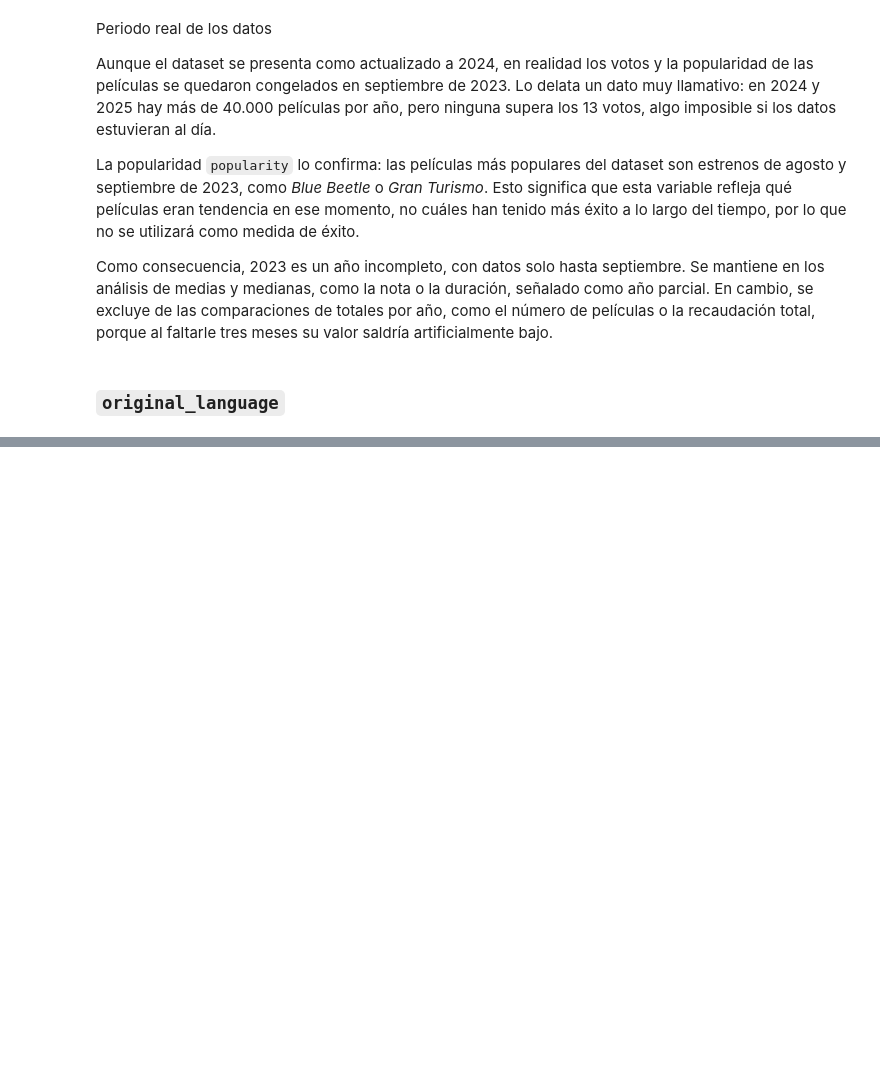
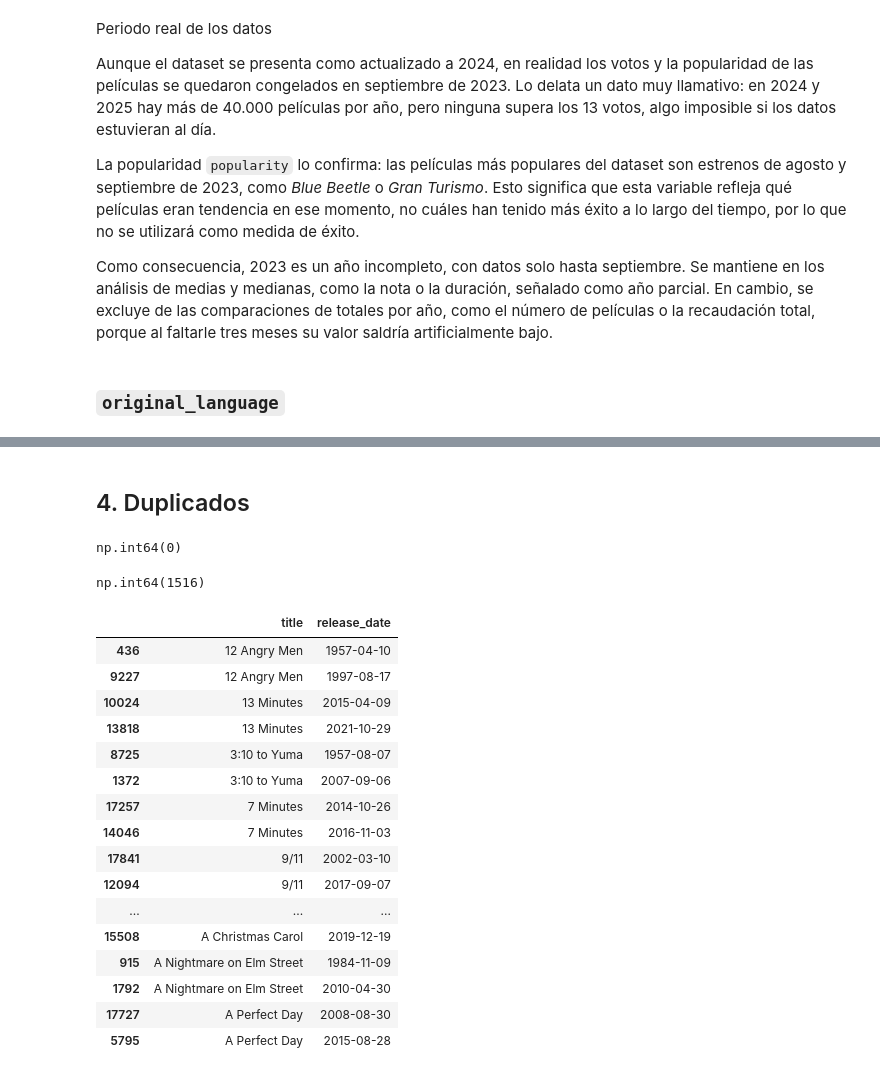
Before and after one commit to AdamTR93/MASTER_thePower_Data_Analytics, a Jupyter notebook: 5.PROYECTO_FINAL/proyecto_EDA_cine/notebooks/analisis_preliminar.ipynb, the cells around one changed output, grey strips where cells are left out. Saved outputs shown, nothing was run; the diff lists cells and outputs as text; code cells hidden in the pictures; blank space fills up the shorter version.

```diff
--- a/5.PROYECTO_FINAL/proyecto_EDA_cine/notebooks/analisis_preliminar.ipynb
+++ b/5.PROYECTO_FINAL/proyecto_EDA_cine/notebooks/analisis_preliminar.ipynb
@@ -692,0 +930,30 @@ Como consecuencia, 2023 es un año incompleto, con datos solo hasta septiembre.
+# %% [markdown]
+## 4. Duplicados
+# %%
+df_clean.duplicated(subset=['title', 'release_date'],keep=False).sum()
+# %% [output]
+np.int64(0)
+# %%
+df_clean.duplicated(subset=['title'],keep=False).sum()
+# %% [output]
+np.int64(1516)
+# %%
+df_clean.loc[df_clean.duplicated(subset=['title'], keep=False), ['title', 'release_date']].sort_values(by=['title', 'release_date']).head(21)
+# %% [output]
+|  | title | release_date |
+| 436 | 12 Angry Men | 1957-04-10 |
+| 9227 | 12 Angry Men | 1997-08-17 |
+| 10024 | 13 Minutes | 2015-04-09 |
+| 13818 | 13 Minutes | 2021-10-29 |
+| 8725 | 3:10 to Yuma | 1957-08-07 |
+| 1372 | 3:10 to Yuma | 2007-09-06 |
+| 17257 | 7 Minutes | 2014-10-26 |
+| 14046 | 7 Minutes | 2016-11-03 |
+| 17841 | 9/11 | 2002-03-10 |
+| 12094 | 9/11 | 2017-09-07 |
+| ... | ... | ... |
+| 15508 | A Christmas Carol | 2019-12-19 |
+| 915 | A Nightmare on Elm Street | 1984-11-09 |
+| 1792 | A Nightmare on Elm Street | 2010-04-30 |
+| 17727 | A Perfect Day | 2008-08-30 |
+| 5795 | A Perfect Day | 2015-08-28 |
```
Also changed, not shown: parts of 31 cells of this notebook.
